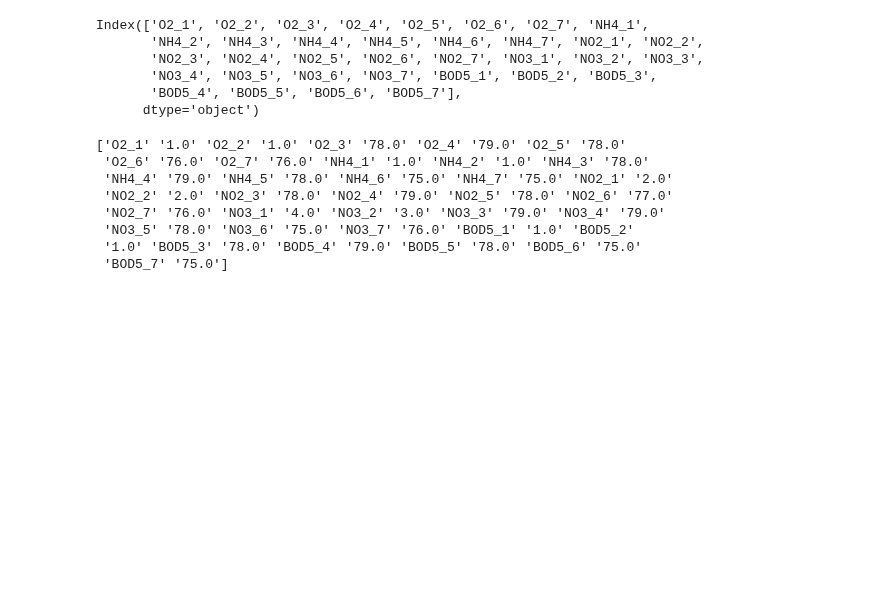
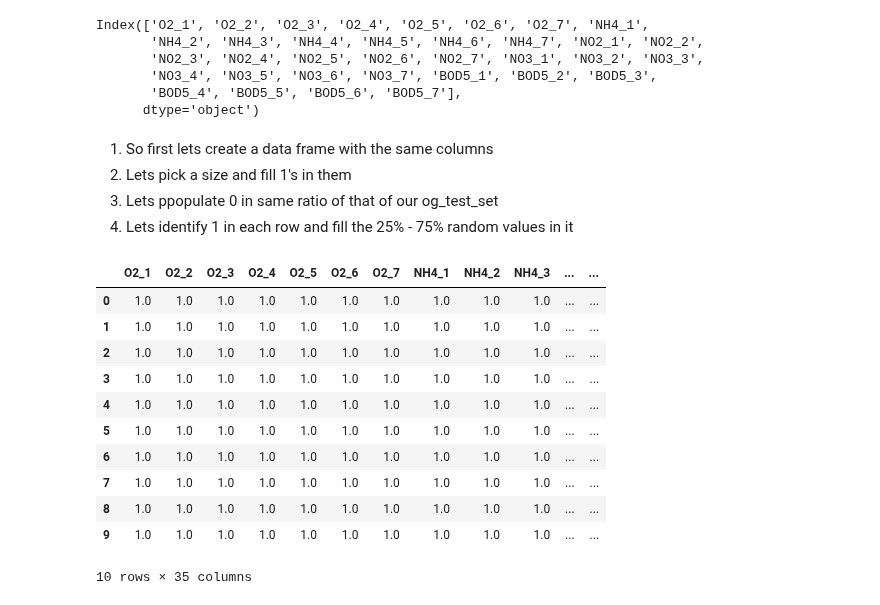
Before and after one commit to subramanya4shenoy/MachineLearningNbs, a Jupyter notebook: Kaggle/Competitions/pgs-s3e21-sub-2-ipynb.ipynb, the cells around one changed output. Saved outputs shown, nothing was run; the diff lists cells and outputs as text; code cells hidden in the pictures; blank space fills up the shorter version.

```diff
--- a/Kaggle/Competitions/pgs-s3e21-sub-2-ipynb.ipynb
+++ b/Kaggle/Competitions/pgs-s3e21-sub-2-ipynb.ipynb
@@ -135,20 +135,35 @@ def get_perc_of_0_value():
     perc_0 = np.array([])
     for column in columns:
         perc = (((temp_df[column]==0).sum()/len(og_train_set[column])) * 100).round()
-        perc_0 = np.append(perc_0, (column, perc))
+        perc_0 = np.append(perc_0, {'col': column, 'perc': perc})
     return perc_0
 
 column_0_ratio = get_perc_of_0_value()
-print(column_0_ratio)
-# %% [output]
-['O2_1' '1.0' 'O2_2' '1.0' 'O2_3' '78.0' 'O2_4' '79.0' 'O2_5' '78.0'
- 'O2_6' '76.0' 'O2_7' '76.0' 'NH4_1' '1.0' 'NH4_2' '1.0' 'NH4_3' '78.0'
- 'NH4_4' '79.0' 'NH4_5' '78.0' 'NH4_6' '75.0' 'NH4_7' '75.0' 'NO2_1' '2.0'
- 'NO2_2' '2.0' 'NO2_3' '78.0' 'NO2_4' '79.0' 'NO2_5' '78.0' 'NO2_6' '77.0'
- 'NO2_7' '76.0' 'NO3_1' '4.0' 'NO3_2' '3.0' 'NO3_3' '79.0' 'NO3_4' '79.0'
- 'NO3_5' '78.0' 'NO3_6' '75.0' 'NO3_7' '76.0' 'BOD5_1' '1.0' 'BOD5_2'
- '1.0' 'BOD5_3' '78.0' 'BOD5_4' '79.0' 'BOD5_5' '78.0' 'BOD5_6' '75.0'
- 'BOD5_7' '75.0']
+# %% [markdown]
+1. So first lets create a data frame with the same columns
+2. Lets pick a size and fill 1's in them
+3. Lets ppopulate 0 in same ratio of that of our og_test_set
+4. Lets identify 1 in each row and fill the 25% - 75% random values in it
 # %%
 # creating a fresh set of training dat with same columns
-train_set = pd.DataFrame(columns=columns)
+
+def recreating_training_set(size):
+    train_set = pd.DataFrame(columns=columns)
+    train_set = train_set.append(pd.DataFrame(np.ones((size, len(columns))), columns=columns), ignore_index=True)
+    return train_set
+# %%
+train_set = recreating_training_set(10)
+train_set
+# %% [output]
+|  | O2_1 | O2_2 | O2_3 | O2_4 | O2_5 | O2_6 | O2_7 | NH4_1 | NH4_2 | NH4_3 | ... | ... |
+| 0 | 1.0 | 1.0 | 1.0 | 1.0 | 1.0 | 1.0 | 1.0 | 1.0 | 1.0 | 1.0 | ... | ... |
+| 1 | 1.0 | 1.0 | 1.0 | 1.0 | 1.0 | 1.0 | 1.0 | 1.0 | 1.0 | 1.0 | ... | ... |
+| 2 | 1.0 | 1.0 | 1.0 | 1.0 | 1.0 | 1.0 | 1.0 | 1.0 | 1.0 | 1.0 | ... | ... |
+| 3 | 1.0 | 1.0 | 1.0 | 1.0 | 1.0 | 1.0 | 1.0 | 1.0 | 1.0 | 1.0 | ... | ... |
+| 4 | 1.0 | 1.0 | 1.0 | 1.0 | 1.0 | 1.0 | 1.0 | 1.0 | 1.0 | 1.0 | ... | ... |
+| 5 | 1.0 | 1.0 | 1.0 | 1.0 | 1.0 | 1.0 | 1.0 | 1.0 | 1.0 | 1.0 | ... | ... |
+| 6 | 1.0 | 1.0 | 1.0 | 1.0 | 1.0 | 1.0 | 1.0 | 1.0 | 1.0 | 1.0 | ... | ... |
+| 7 | 1.0 | 1.0 | 1.0 | 1.0 | 1.0 | 1.0 | 1.0 | 1.0 | 1.0 | 1.0 | ... | ... |
+| 8 | 1.0 | 1.0 | 1.0 | 1.0 | 1.0 | 1.0 | 1.0 | 1.0 | 1.0 | 1.0 | ... | ... |
+| 9 | 1.0 | 1.0 | 1.0 | 1.0 | 1.0 | 1.0 | 1.0 | 1.0 | 1.0 | 1.0 | ... | ... |
+10 rows × 35 columns
```
Also changed, not shown: parts of 1 cell of this notebook.
